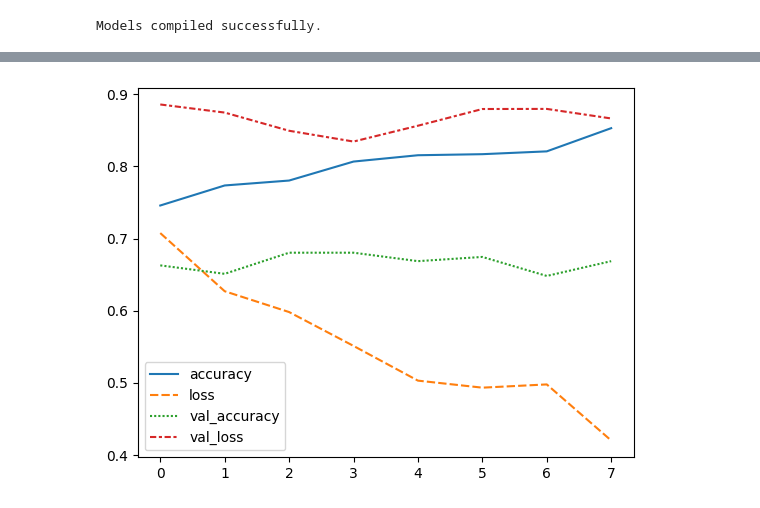
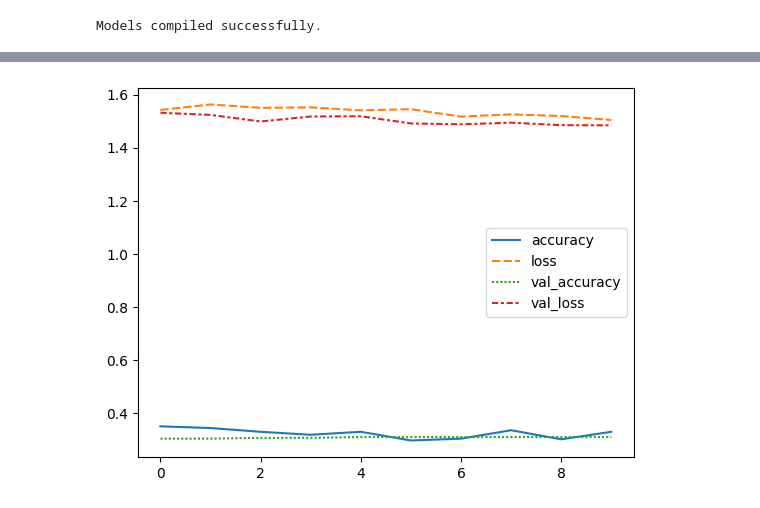
Before and after one commit to saharshhhh/Pest-Identification, a Jupyter notebook: Pest_Control.ipynb, the cells around one changed output, grey strips where cells are left out. Drawn from its saved outputs; the diff is of its cells as text; code cells hidden in the pictures.

```diff
--- a/Pest_Control.ipynb
+++ b/Pest_Control.ipynb
@@ -610,10 +650,10 @@ Restoring model weights from the end of the best epoch: 1.
 # %%
 import matplotlib.pyplot as plt
 import seaborn as sns
-sns.lineplot(data=mobilenet_history.history)
+sns.lineplot(data=resnet_history.history)
 plt.show()
 # %% [output]
-[figure, old version]
+[figure, new version]
 # %%
 
 print("\nTraining InceptionV3 model...")
```
Also changed, not shown: parts of 38 cells of this notebook.
